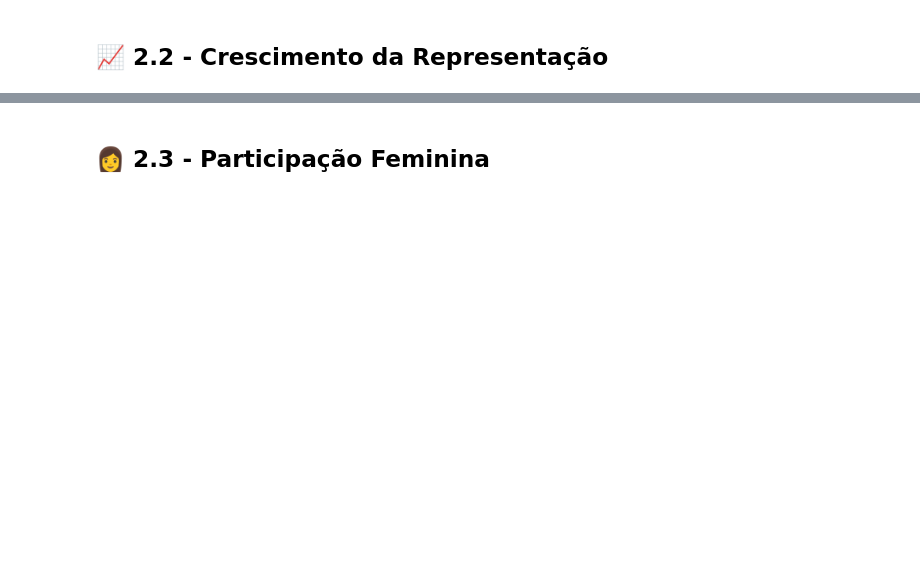
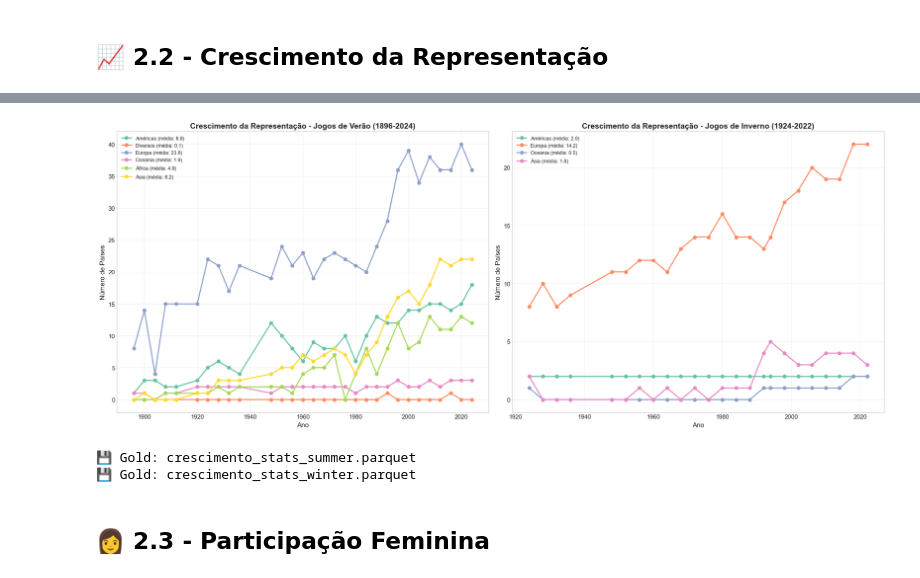
Before and after one commit to CarlosLNeto/olympics-continental-analysis, a Jupyter notebook: code/parte2/parte2_analise_continentes.ipynb, the cells around one changed output, grey strips where cells are left out. Saved outputs shown, nothing was run; the diff lists cells and outputs as text; code cells hidden in the pictures; blank space fills up the shorter version.

```diff
--- a/code/parte2/parte2_analise_continentes.ipynb
+++ b/code/parte2/parte2_analise_continentes.ipynb
@@ -52,14 +67,21 @@ print(f'✅ {len(df_hist_results):,} + {len(df_paris):,}')
 # %%
 print('INTEGRANDO...')
 df_h=df_hist_results[df_hist_results['medal'].notna()].copy()
-df_h=df_h.merge(df_hist_games[['game_id','game_year','game_season']],on='game_id')
-df_h=df_h.merge(df_hist_athletes[['athlete_id','athlete_sex']],on='athlete_id',how='left')
+# Prepare df_hist_games with correct column names and extract season
+df_games_prep=df_hist_games[['edition_id','year','edition']].copy()
+df_games_prep['game_season']=df_games_prep['edition'].apply(lambda x: 'Summer' if 'Summer' in str(x) else 'Winter')
+df_games_prep=df_games_prep.rename(columns={'year':'game_year'})
+# Merge with games data
+df_h=df_h.merge(df_games_prep[['edition_id','game_year','game_season']],on='edition_id')
+# Merge with athletes data (sex column, not athlete_sex)
+df_h=df_h.merge(df_hist_athletes[['athlete_id','sex']],on='athlete_id',how='left')
+df_h=df_h.rename(columns={'sex':'athlete_sex','sport':'event_discipline'})
 df_h['continent']=df_h['country_noc'].apply(get_continent)
 df_p=df_paris.copy()
 df_p['game_year']=2024
 df_p['game_season']='Summer'
-df_p['continent']=df_p['country'].apply(get_continent)
-df_p=df_p.rename(columns={'country':'country_noc','medal_type':'medal','discipline':'event_discipline','gender':'athlete_sex'})
+df_p['continent']=df_p['country_code'].apply(get_continent)
+df_p=df_p.rename(columns={'country_code':'country_noc','medal_type':'medal','discipline':'event_discipline','gender':'athlete_sex'})
 cols=['country_noc','medal','event_discipline','athlete_sex','game_year','game_season','continent']
 df_medals=pd.concat([df_h[cols],df_p[cols]],ignore_index=True)
 df_medals=df_medals[df_medals['continent']!='Desconhecido']
@@ -116,30 +180,54 @@ print('='*80)
 print('2.2 - CRESCIMENTO DA REPRESENTAÇÃO')
 print('='*80)
 
-# Países por ano
-countries_year=df_medals.groupby(['game_year','continent'])['country_noc'].nunique().unstack(fill_value=0)
-stats=countries_year.agg(['mean','std','min','max'])
+# Países por ano - SEPARANDO VERÃO E INVERNO
+countries_year_summer=df_summer.groupby(['game_year','continent'])['country_noc'].nunique().unstack(fill_value=0)
+countries_year_winter=df_winter.groupby(['game_year','continent'])['country_noc'].nunique().unstack(fill_value=0)
 
-print('\nEstatísticas (países participantes por continente):')
-for cont in stats.columns:
-    print(f'{cont:12}: média={stats.loc["mean",cont]:.1f}, std={stats.loc["std",cont]:.1f}, min={stats.loc["min",cont]:.0f}, max={stats.loc["max",cont]:.0f}')
+stats_summer=countries_year_summer.agg(['mean','std','min','max'])
+stats_winter=countries_year_winter.agg(['mean','std','min','max'])
 
-# Gráfico
-plt.figure(figsize=(16,8))
-for cont in countries_year.columns:
-    plt.plot(countries_year.index,countries_year[cont],marker='o',
-             label=f'{cont} (média: {stats.loc["mean",cont]:.1f})',linewidth=2)
-plt.xlabel('Ano',fontsize=12)
-plt.ylabel('Número de Países',fontsize=12)
-plt.title('Crescimento da Representação por Continente (1896-2024)',fontsize=14,fontweight='bold')
-plt.legend(fontsize=10)
-plt.grid(True,alpha=0.3)
+print('\nEstatísticas - JOGOS DE VERÃO (países participantes por continente):')
+for cont in stats_summer.columns:
+    print(f'{cont:12}: média={stats_summer.loc["mean",cont]:.1f}, std={stats_summer.loc["std",cont]:.1f}, min={stats_summer.loc["min",cont]:.0f}, max={stats_summer.loc["max",cont]:.0f}')
+
+print('\nEstatísticas - JOGOS DE INVERNO (países participantes por continente):')
+for cont in stats_winter.columns:
+    print(f'{cont:12}: média={stats_winter.loc["mean",cont]:.1f}, std={stats_winter.loc["std",cont]:.1f}, min={stats_winter.loc["min",cont]:.0f}, max={stats_winter.loc["max",cont]:.0f}')
+
+# Gráficos lado a lado
+fig,axes=plt.subplots(1,2,figsize=(20,8))
+
+# Verão
+for cont in countries_year_summer.columns:
+    axes[0].plot(countries_year_summer.index,countries_year_summer[cont],marker='o',
+                 label=f'{cont} (média: {stats_summer.loc["mean",cont]:.1f})',linewidth=2)
+axes[0].set_xlabel('Ano',fontsize=12)
+axes[0].set_ylabel('Número de Países',fontsize=12)
+axes[0].set_title('Crescimento da Representação - Jogos de Verão (1896-2024)',fontsize=14,fontweight='bold')
+axes[0].legend(fontsize=9)
+axes[0].grid(True,alpha=0.3)
+
+# Inverno
+for cont in countries_year_winter.columns:
+    axes[1].plot(countries_year_winter.index,countries_year_winter[cont],marker='o',
+                 label=f'{cont} (média: {stats_winter.loc["mean",cont]:.1f})',linewidth=2)
+axes[1].set_xlabel('Ano',fontsize=12)
+axes[1].set_ylabel('Número de Países',fontsize=12)
+axes[1].set_title('Crescimento da Representação - Jogos de Inverno (1924-2022)',fontsize=14,fontweight='bold')
+axes[1].legend(fontsize=9)
+axes[1].grid(True,alpha=0.3)
+
 plt.tight_layout()
 plt.savefig(OUTPUTS_PATH/'figures'/'parte2_crescimento_representacao.png',dpi=300,bbox_inches='tight')
 print('\n💾 Gráfico: parte2_crescimento_representacao.png')
 plt.show()
 
 # Salvar
-stats.to_parquet(GOLD_PATH/'crescimento_stats.parquet')
-countries_year.to_parquet(GOLD_PATH/'crescimento_temporal.parquet')
-print('💾 Gold: crescimento_stats.parquet')
+stats_summer.to_parquet(GOLD_PATH/'crescimento_stats_summer.parquet')
+stats_winter.to_parquet(GOLD_PATH/'crescimento_stats_winter.parquet')
+countries_year_summer.to_parquet(GOLD_PATH/'crescimento_temporal_summer.parquet')
+countries_year_winter.to_parquet(GOLD_PATH/'crescimento_temporal_winter.parquet')
+print('💾 Gold: crescimento_stats_summer.parquet')
+print('💾 Gold: crescimento_stats_winter.parquet')
+# %% [output]
@@ -146,3 +253,6 @@ print('💾 Gold: crescimento_stats.parquet')
+[figure, added]
+💾 Gold: crescimento_stats_summer.parquet
+💾 Gold: crescimento_stats_winter.parquet
 # %% [markdown]
 ## 👩 2.3 - Participação Feminina
 # %%
```
Also changed, not shown: parts of 12 cells of this notebook, 27 other files.
